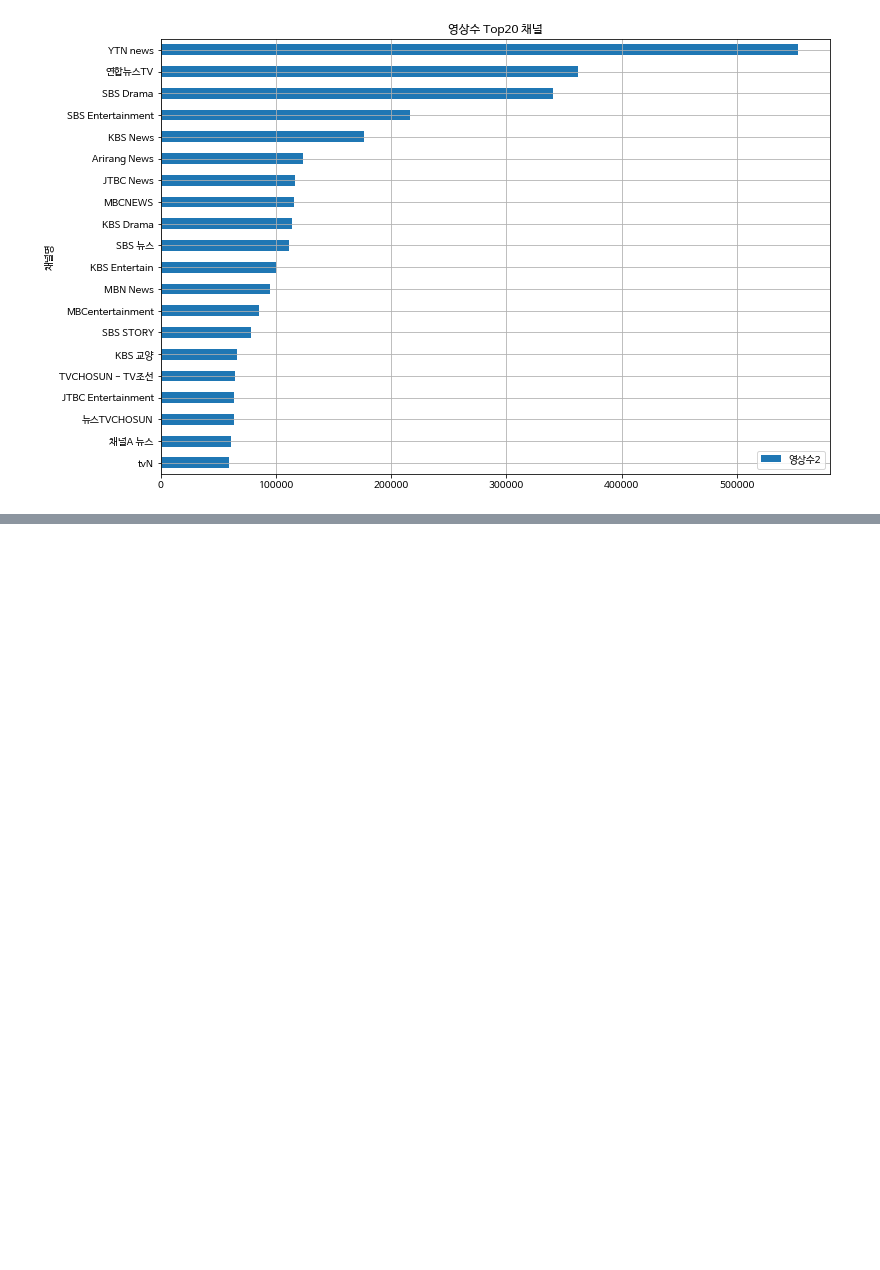
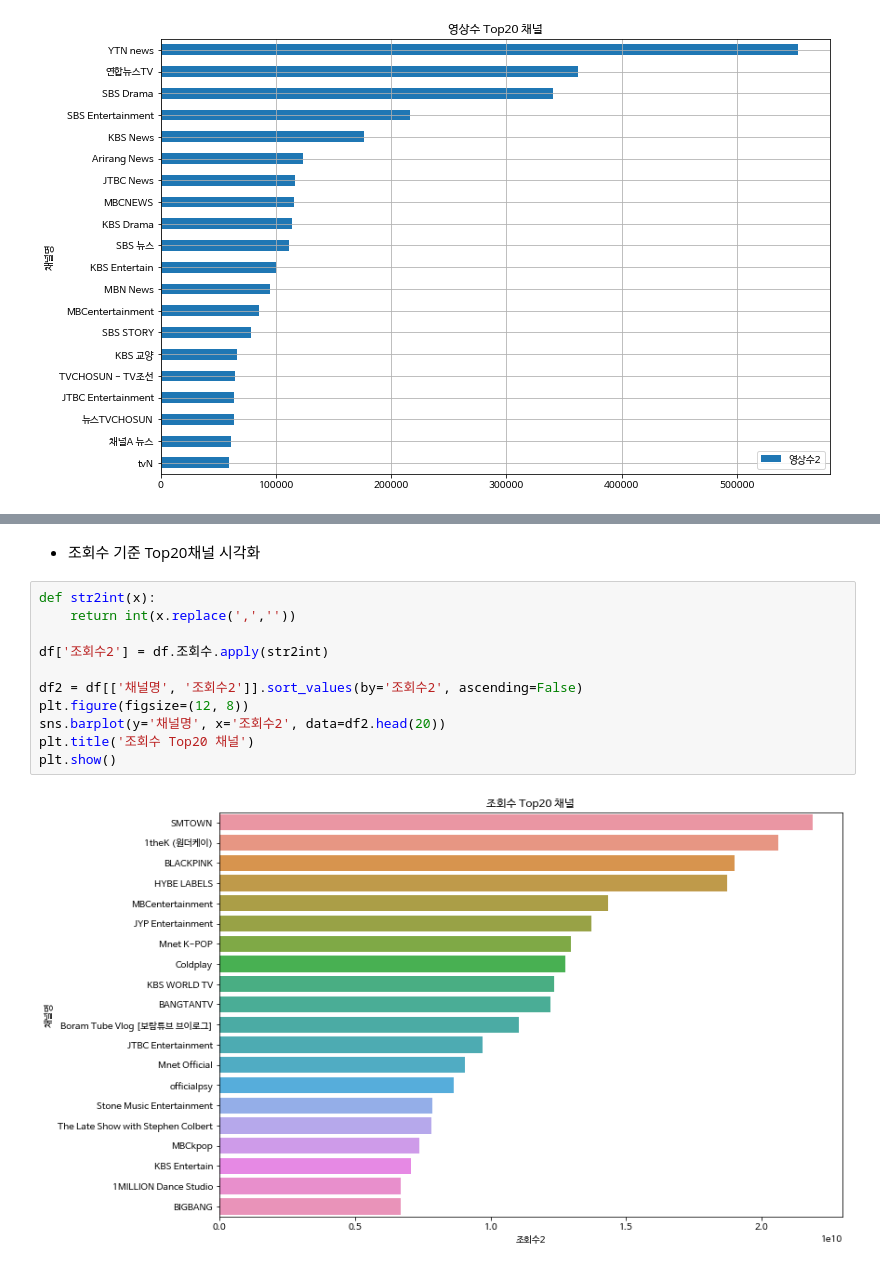
Before and after one commit to BBAKGANZI/DataAnalysis, a Jupyter notebook: 05.Crawling/07_YouTube_Ranking시각화.ipynb, the cells around one changed output, grey strips where cells are left out. Drawn from its saved outputs; the diff is of its cells as text; blank space fills up the shorter version.

```diff
--- a/05.Crawling/07_YouTube_Ranking시각화.ipynb
+++ b/05.Crawling/07_YouTube_Ranking시각화.ipynb
@@ -95,0 +98,15 @@ plt.show()
+# %% [markdown]
+- 조회수 기준 Top20채널 시각화
+# %%
+def str2int(x):
+    return int(x.replace(',',''))
+
+df['조회수2'] = df.조회수.apply(str2int)
+
+df2 = df[['채널명', '조회수2']].sort_values(by='조회수2', ascending=False)
+plt.figure(figsize=(12, 8))
+sns.barplot(y='채널명', x='조회수2', data=df2.head(20))
+plt.title('조회수 Top20 채널')
+plt.show()
+# %% [output]
+[figure, added]
```
Also changed, not shown: parts of 9 cells of this notebook.
